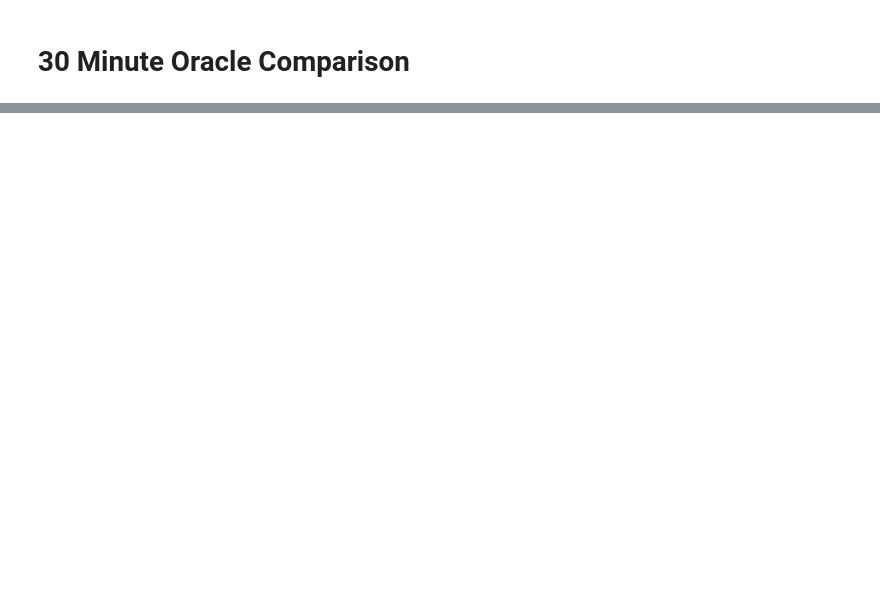
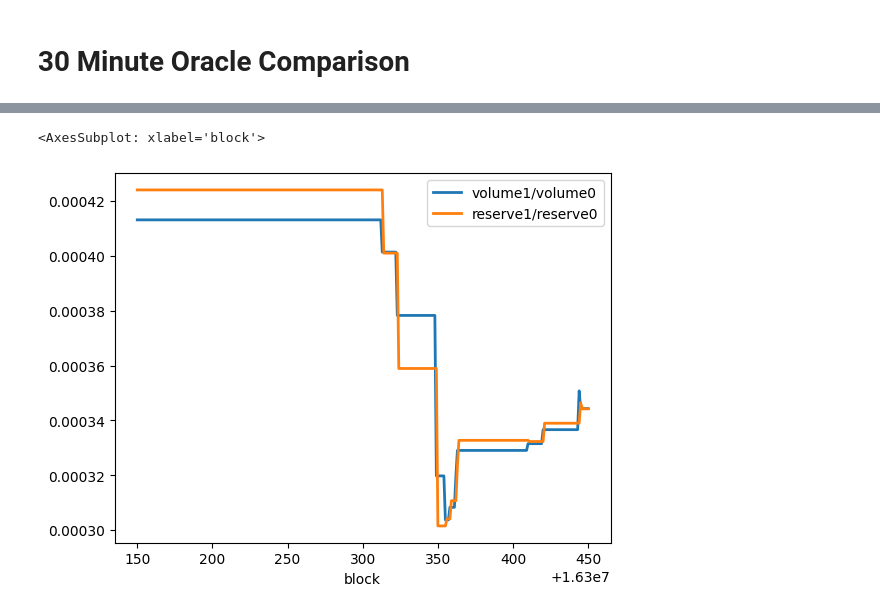
Before and after one commit to Ammalgam-Protocol/data-analysis, a Jupyter notebook: data-analysis.ipynb, the cells around one changed output, grey strips where cells are left out. Cells and saved outputs as stored; diff of their text form; code cells hidden in the pictures; blank space fills up the shorter version.

```diff
--- a/data-analysis.ipynb
+++ b/data-analysis.ipynb
@@ -132,0 +165,6 @@ average_price_df.drop('current_price', axis=1)[(16300300 <= average_price_df.ind
+# %%
+prices_df[["volume1/volume0", "reserve1/reserve0"]] \
+    [(16300150 <= prices_df.index) & (prices_df.index <= 16300450)].plot(linewidth=2)
+# %% [output]
+<AxesSubplot: xlabel='block'>
+[figure, added]
```
Also changed, not shown: parts of 17 cells of this notebook.
